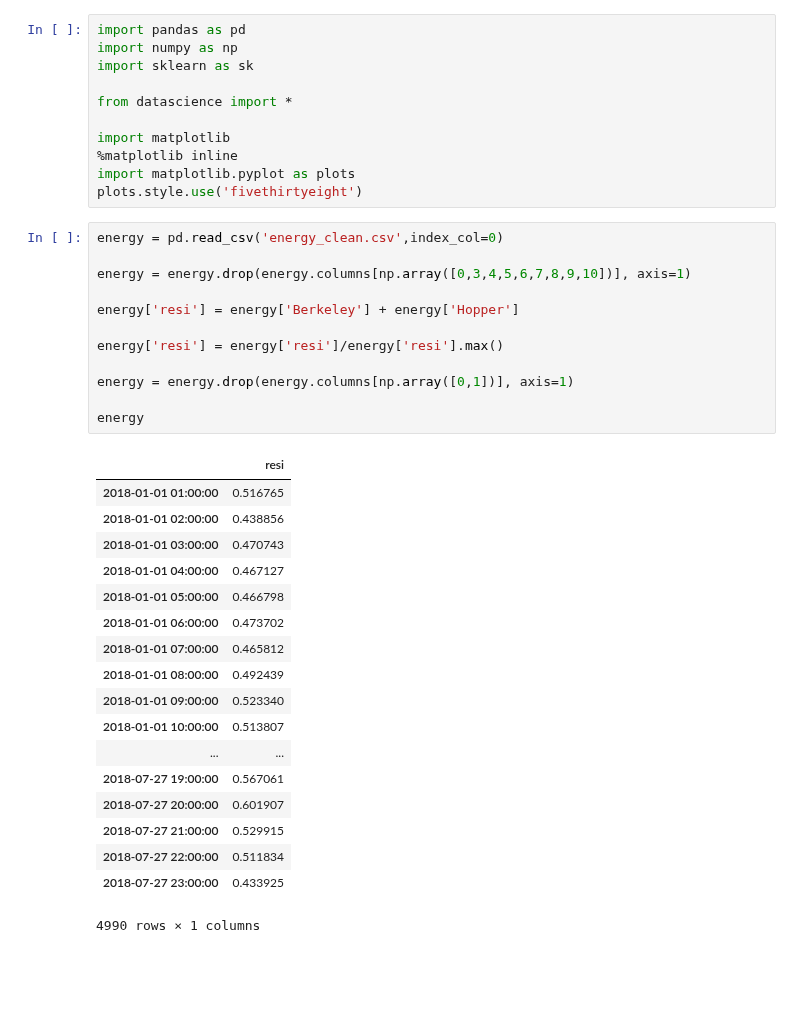
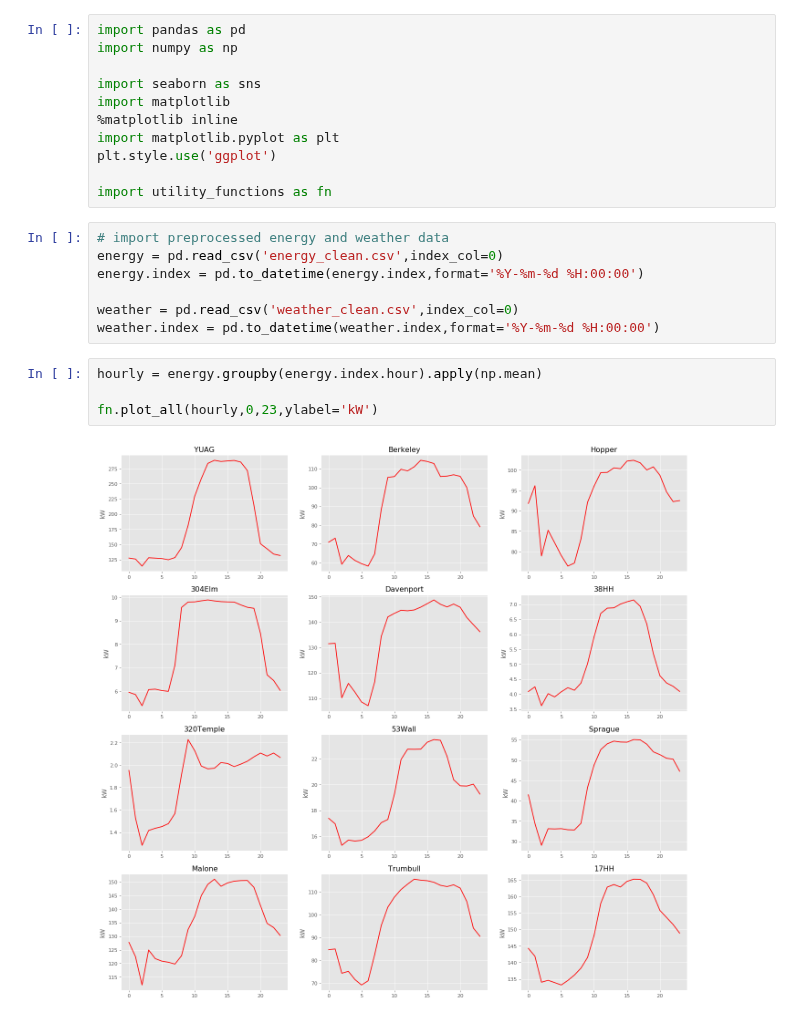
Before and after one commit to kevinkoste/university-load-forecasting, a Jupyter notebook: clustering.ipynb, the cells around one changed output. Saved outputs shown, nothing was run; the diff lists cells and outputs as text; blank space fills up the shorter version.

```diff
--- a/clustering.ipynb
+++ b/clustering.ipynb
@@ -1,42 +1,24 @@
 # %%
 import pandas as pd
 import numpy as np
-import sklearn as sk
 
-from datascience import *
-
+import seaborn as sns
 import matplotlib
 %matplotlib inline
-import matplotlib.pyplot as plots
-plots.style.use('fivethirtyeight')
+import matplotlib.pyplot as plt
+plt.style.use('ggplot')
+
+import utility_functions as fn
-# %%
-energy = pd.read_csv('energy_clean.csv',index_col=0)
-
-energy = energy.drop(energy.columns[np.array([0,3,4,5,6,7,8,9,10])], axis=1)
-
-energy['resi'] = energy['Berkeley'] + energy['Hopper']
-
-energy['resi'] = energy['resi']/energy['resi'].max()
-
-energy = energy.drop(energy.columns[np.array([0,1])], axis=1)
-
-energy
-# %% [output]
-|  | resi |
-| 2018-01-01 01:00:00 | 0.516765 |
-| 2018-01-01 02:00:00 | 0.438856 |
-| 2018-01-01 03:00:00 | 0.470743 |
-| 2018-01-01 04:00:00 | 0.467127 |
-| 2018-01-01 05:00:00 | 0.466798 |
-| 2018-01-01 06:00:00 | 0.473702 |
-| 2018-01-01 07:00:00 | 0.465812 |
-| 2018-01-01 08:00:00 | 0.492439 |
-| 2018-01-01 09:00:00 | 0.523340 |
-| 2018-01-01 10:00:00 | 0.513807 |
-| ... | ... |
-| 2018-07-27 19:00:00 | 0.567061 |
-| 2018-07-27 20:00:00 | 0.601907 |
-| 2018-07-27 21:00:00 | 0.529915 |
-| 2018-07-27 22:00:00 | 0.511834 |
-| 2018-07-27 23:00:00 | 0.433925 |
-4990 rows × 1 columns
+# %%
+# import preprocessed energy and weather data
+energy = pd.read_csv('energy_clean.csv',index_col=0)
+energy.index = pd.to_datetime(energy.index,format='%Y-%m-%d %H:00:00')
+
+weather = pd.read_csv('weather_clean.csv',index_col=0)
+weather.index = pd.to_datetime(weather.index,format='%Y-%m-%d %H:00:00')
+# %%
+hourly = energy.groupby(energy.index.hour).apply(np.mean)
+
+fn.plot_all(hourly,0,23,ylabel='kW')
+# %% [output]
+[figure, added]
```
Also changed, not shown: parts of 2 cells of this notebook, 2 other files.
